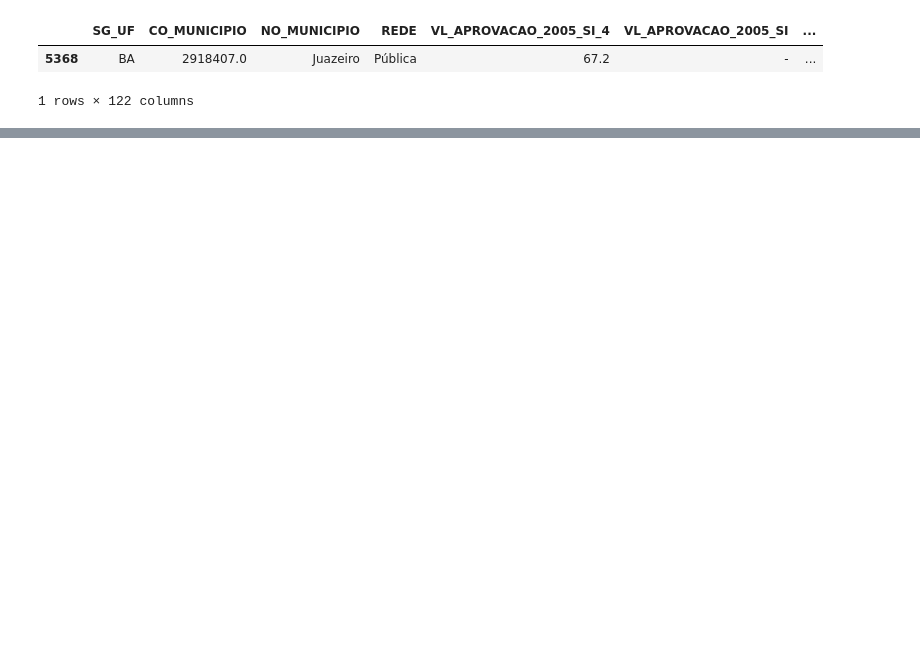
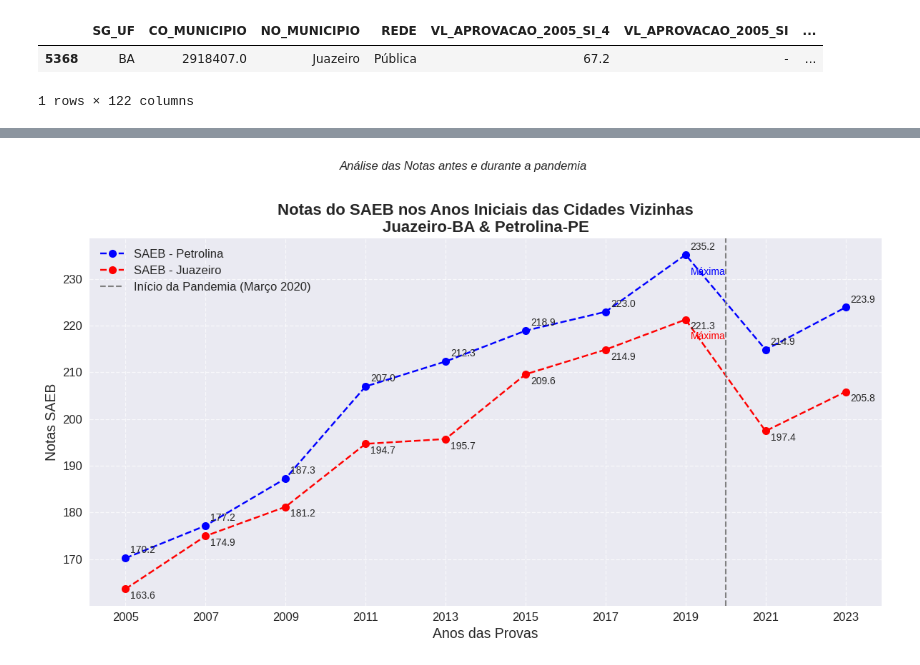
Before and after one commit to reinanbr/ideb_plots, a Jupyter notebook: plotting dt.sc ideb 2023.ipynb, the cells around one changed output, grey strips where cells are left out. Cells and saved outputs as stored; diff of their text form; code cells hidden in the pictures; blank space fills up the shorter version.

```diff
--- a/plotting dt.sc ideb 2023.ipynb
+++ b/plotting dt.sc ideb 2023.ipynb
@@ -122,0 +231,41 @@ ideb_p
+# %%
+from sklearn.linear_model import LinearRegression
+
+
+
+plt.style.use('seaborn')
+
+plt.figure(figsize=(12, 7))  # Tamanho da figura
+plt.title("Notas do SAEB nos Anos Iniciais das Cidades Vizinhas\nJuazeiro-BA & Petrolina-PE", fontweight='bold', fontsize=16)
+plt.suptitle("Análise das Notas antes e durante a pandemia", fontsize=12, fontstyle='italic')
+
+# Plotando as notas
+plt.plot(years_saeb, saeb_p, '--o', color='blue', label="SAEB - Petrolina", markersize=8)
+plt.plot(years_saeb, saeb_j, '--o', color='red', label="SAEB - Juazeiro", markersize=8)
+
+# Linha vertical para o início da pandemia
+plt.axvline(x=2020, color='grey', linestyle='--', label='Início da Pandemia (Março 2020)', linewidth=1.5)
+
+# Ajustes nos eixos
+plt.ylabel("Notas SAEB", fontsize=14)
+plt.xlabel("Anos das Provas", fontsize=14)
+plt.xticks(years_saeb, fontsize=12)
+plt.yticks(fontsize=12)
+plt.grid(True, linestyle='--', alpha=0.7)
+plt.legend(fontsize=12)
+plt.tight_layout(rect=[0, 0, 1, 0.96])  # Ajusta o layout para evitar sobreposição
+
+# Anotações nos pontos e estatísticas
+for x, y in zip(np.array(years_saeb), np.array(saeb_p)):
+    plt.annotate(f'{y:.1f}', xy=(x, y), xytext=(5, 5), textcoords='offset points', fontsize=10)
+    if y == np.array(saeb_p).max():
+        plt.annotate('Máxima', xy=(x, y), xytext=(5, -20), textcoords='offset points', fontsize=10, color='blue')
+
+for x, y in zip(years_saeb, saeb_j):
+    plt.annotate(f'{y:.1f}', xy=(x, y), xytext=(5, -10), textcoords='offset points', fontsize=10)
+    if y == np.array(saeb_j).max():
+        plt.annotate('Máxima', xy=(x, y), xytext=(5, -20), textcoords='offset points', fontsize=10, color='red')
+
+plt.show()
+# %% [output]
+[figure, added]
```
Also changed, not shown: parts of 16 cells of this notebook, 3 other files.
